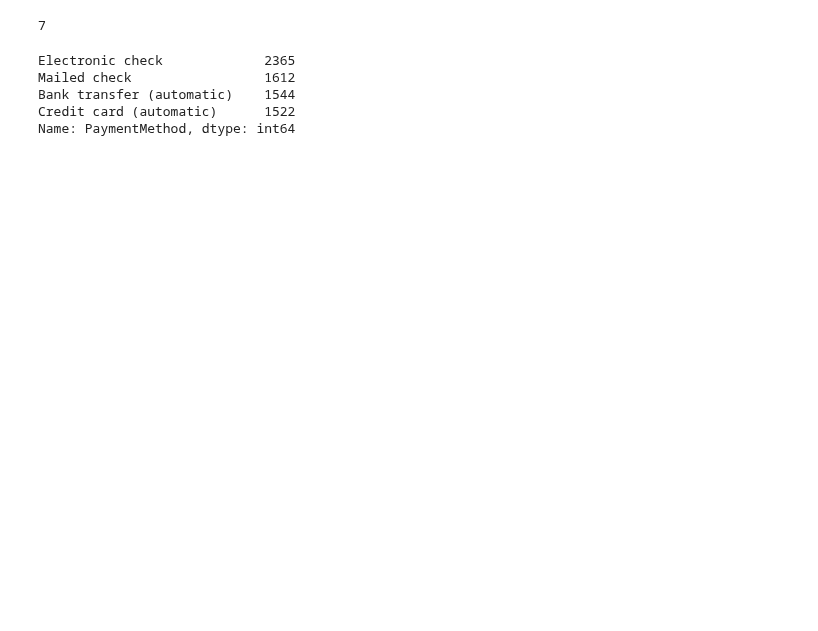
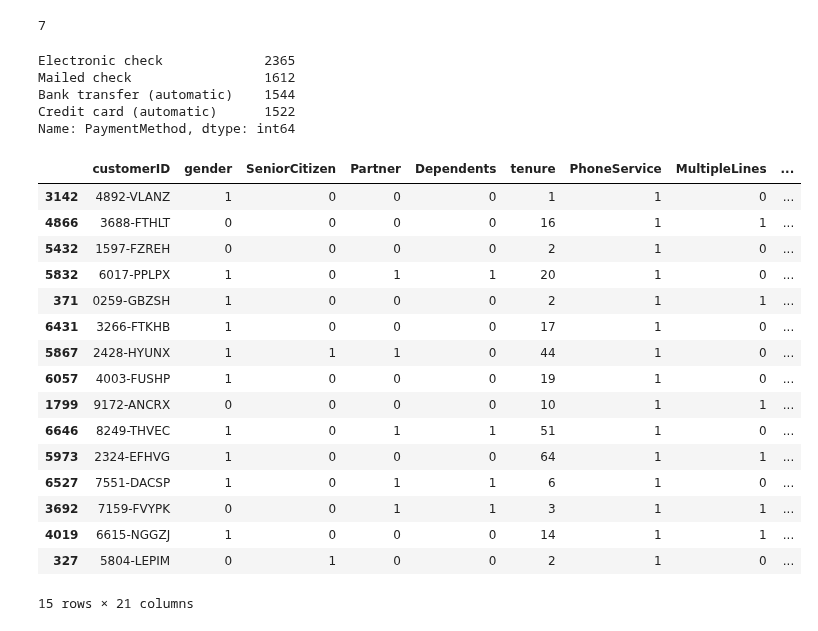
Before and after one commit to yuchild/erik_interviewqs, a Jupyter notebook: avg_lifetime_value_of_customers.ipynb, the cells around one changed output. Saved outputs shown, nothing was run; the diff lists cells and outputs as text; code cells hidden in the pictures; blank space fills up the shorter version.

```diff
--- a/avg_lifetime_value_of_customers.ipynb
+++ b/avg_lifetime_value_of_customers.ipynb
@@ -322,3 +323,54 @@ Mailed check                 1612
 Bank transfer (automatic)    1544
 Credit card (automatic)      1522
 Name: PaymentMethod, dtype: int64
+# %%
+# change columns with yes or no categories
+yes_no_ = ['Partner', 'Dependents', 'PhoneService', 'PaperlessBilling']
+for col in yes_no_:
+    df[col] = df[col].apply(lambda row: yes_no(row))
+
+# change columns with internet service categories
+internet_service_ = ['InternetService']
+for col in internet_service_:
+    df[col] =  df[col].apply(lambda row: internet_service(row))
+
+# change columns with yes, no, or no internet or phone categories
+service_ = ['MultipleLines'
+            , 'OnlineSecurity'
+            , 'OnlineBackup'
+            , 'DeviceProtection'
+            , 'TechSupport'
+            , 'StreamingTV'
+            , 'StreamingMovies']
+for col in service_:
+    df[col] = df[col].apply(lambda row: service(row))
+
+# change columns with contract categories
+contract_ = ['Contract']
+for col in contract_:
+    df[col] = df[col].apply(lambda row: contract(row))
+
+# change columns with payment categories
+pay_meth_ = ['PaymentMethod']
+for col in pay_meth_:
+    df[col] = df[col].apply(lambda row: pay_meth(row))
+
+df.sample(15)
+# %% [output]
+|  | customerID | gender | SeniorCitizen | Partner | Dependents | tenure | PhoneService | MultipleLines | ... |
+| 3142 | 4892-VLANZ | 1 | 0 | 0 | 0 | 1 | 1 | 0 | ... |
+| 4866 | 3688-FTHLT | 0 | 0 | 0 | 0 | 16 | 1 | 1 | ... |
+| 5432 | 1597-FZREH | 0 | 0 | 0 | 0 | 2 | 1 | 0 | ... |
+| 5832 | 6017-PPLPX | 1 | 0 | 1 | 1 | 20 | 1 | 0 | ... |
+| 371 | 0259-GBZSH | 1 | 0 | 0 | 0 | 2 | 1 | 1 | ... |
+| 6431 | 3266-FTKHB | 1 | 0 | 0 | 0 | 17 | 1 | 0 | ... |
+| 5867 | 2428-HYUNX | 1 | 1 | 1 | 0 | 44 | 1 | 0 | ... |
+| 6057 | 4003-FUSHP | 1 | 0 | 0 | 0 | 19 | 1 | 0 | ... |
+| 1799 | 9172-ANCRX | 0 | 0 | 0 | 0 | 10 | 1 | 1 | ... |
+| 6646 | 8249-THVEC | 1 | 0 | 1 | 1 | 51 | 1 | 0 | ... |
+| 5973 | 2324-EFHVG | 1 | 0 | 0 | 0 | 64 | 1 | 1 | ... |
+| 6527 | 7551-DACSP | 1 | 0 | 1 | 1 | 6 | 1 | 0 | ... |
+| 3692 | 7159-FVYPK | 0 | 0 | 1 | 1 | 3 | 1 | 1 | ... |
+| 4019 | 6615-NGGZJ | 1 | 0 | 0 | 0 | 14 | 1 | 1 | ... |
+| 327 | 5804-LEPIM | 0 | 1 | 0 | 0 | 2 | 1 | 0 | ... |
+15 rows × 21 columns
```
Also changed, not shown: parts of 11 cells of this notebook.
